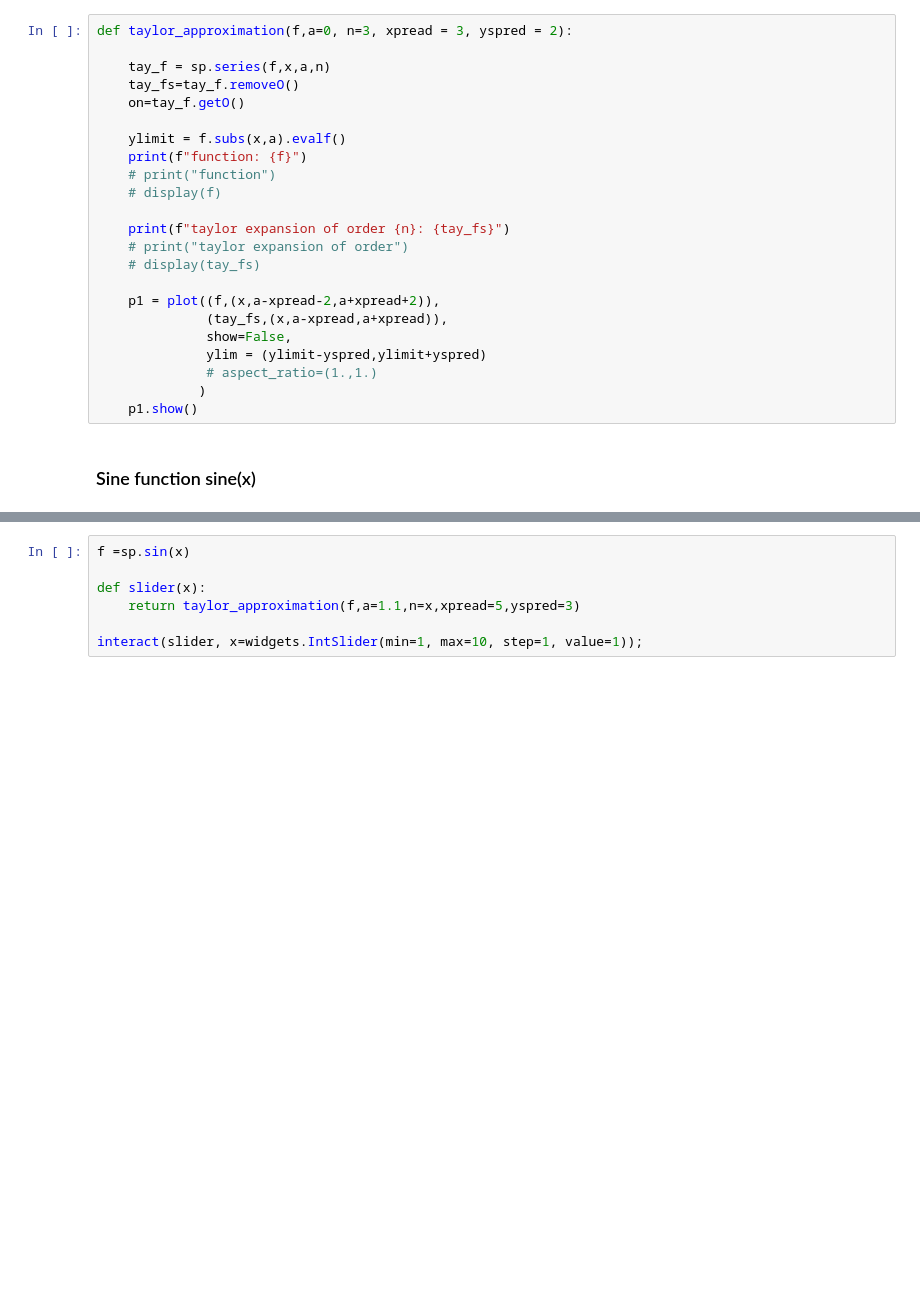
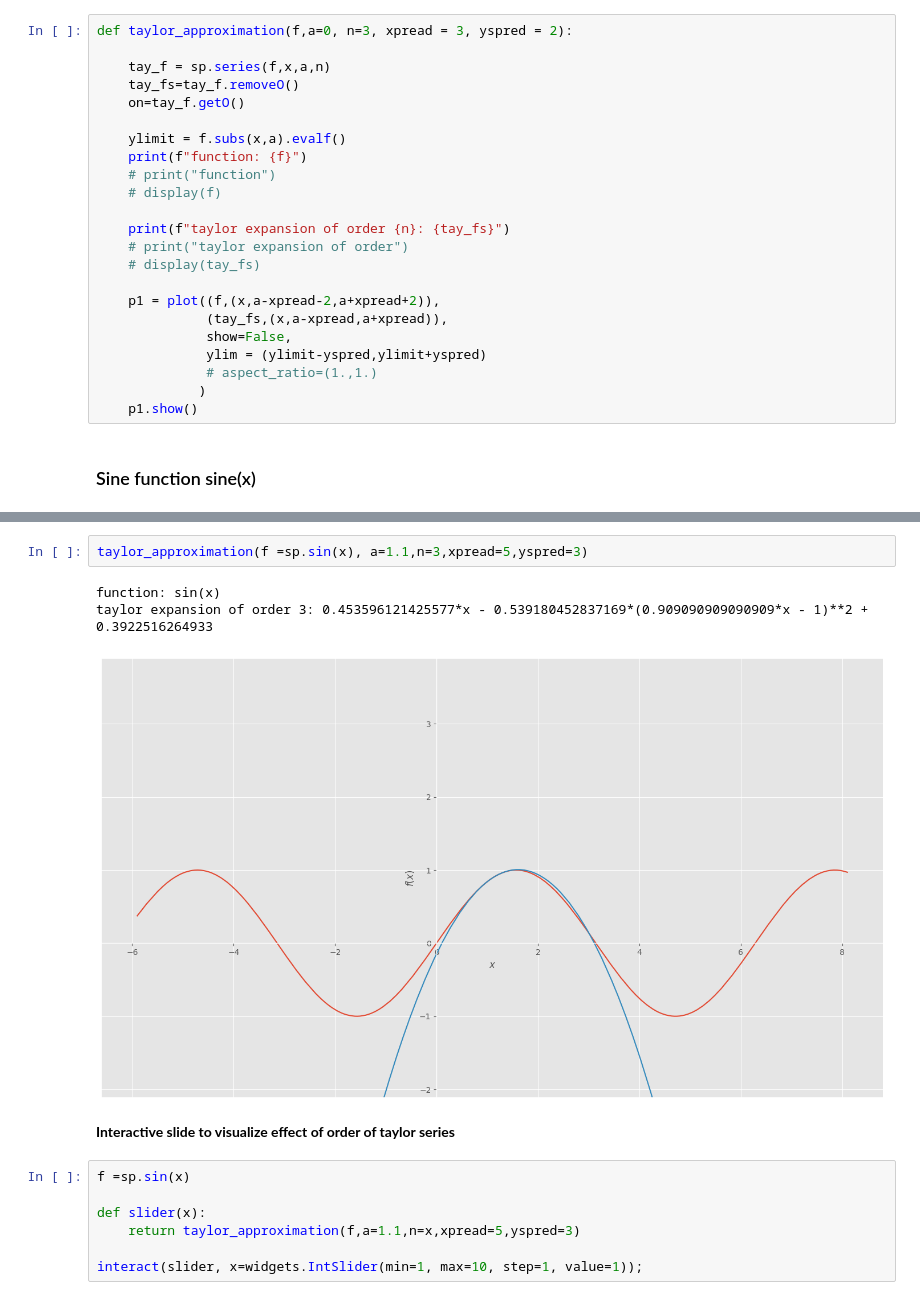
Before and after one commit to iampramodyadav/Geometry-and-Vectors, a Jupyter notebook: TaylorSeries.ipynb, the cells around one changed output, grey strips where cells are left out. Drawn from its saved outputs; the diff is of its cells as text; blank space fills up the shorter version.

```diff
--- a/TaylorSeries.ipynb
+++ b/TaylorSeries.ipynb
@@ -151,3 +157,11 @@ def taylor_approximation(f,a=0, n=3, xpread = 3, yspred = 2):
+# %%
+taylor_approximation(f =sp.sin(x), a=1.1,n=3,xpread=5,yspred=3)
+# %% [output]
+function: sin(x)
+taylor expansion of order 3: 0.453596121425577*x - 0.539180452837169*(0.909090909090909*x - 1)**2 + 0.3922516264933
+[figure, added]
+# %% [markdown]
+**Interactive slide to visualize effect of order of taylor series**
 # %%
 f =sp.sin(x)
 
```
Also changed, not shown: parts of 4 cells of this notebook.
